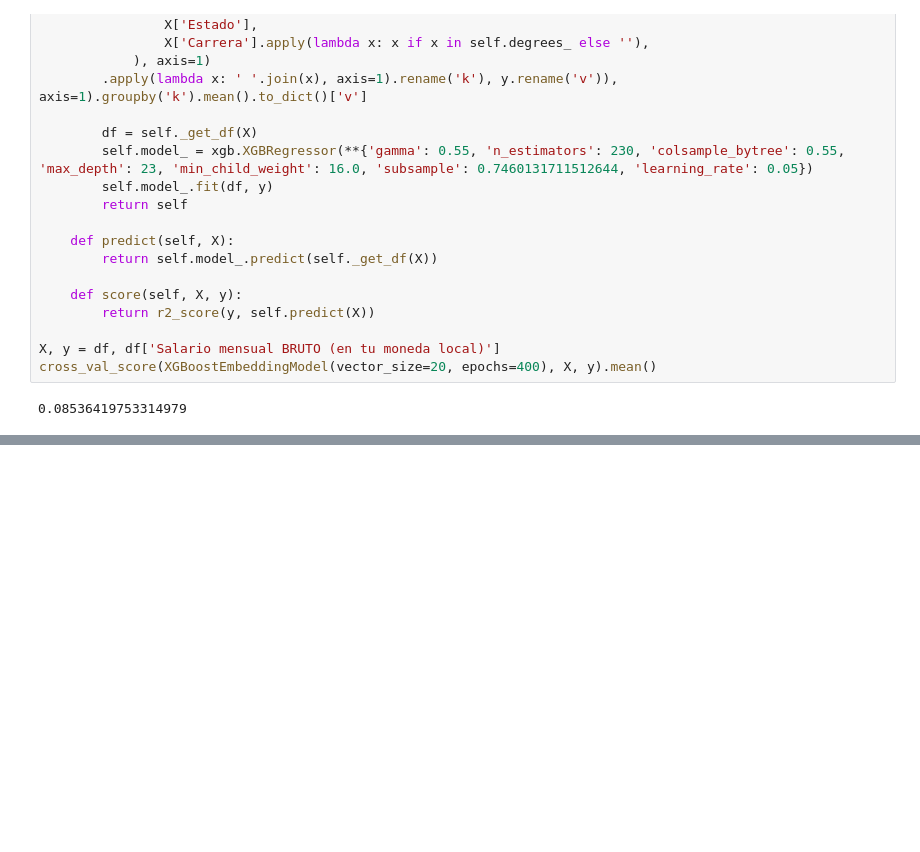
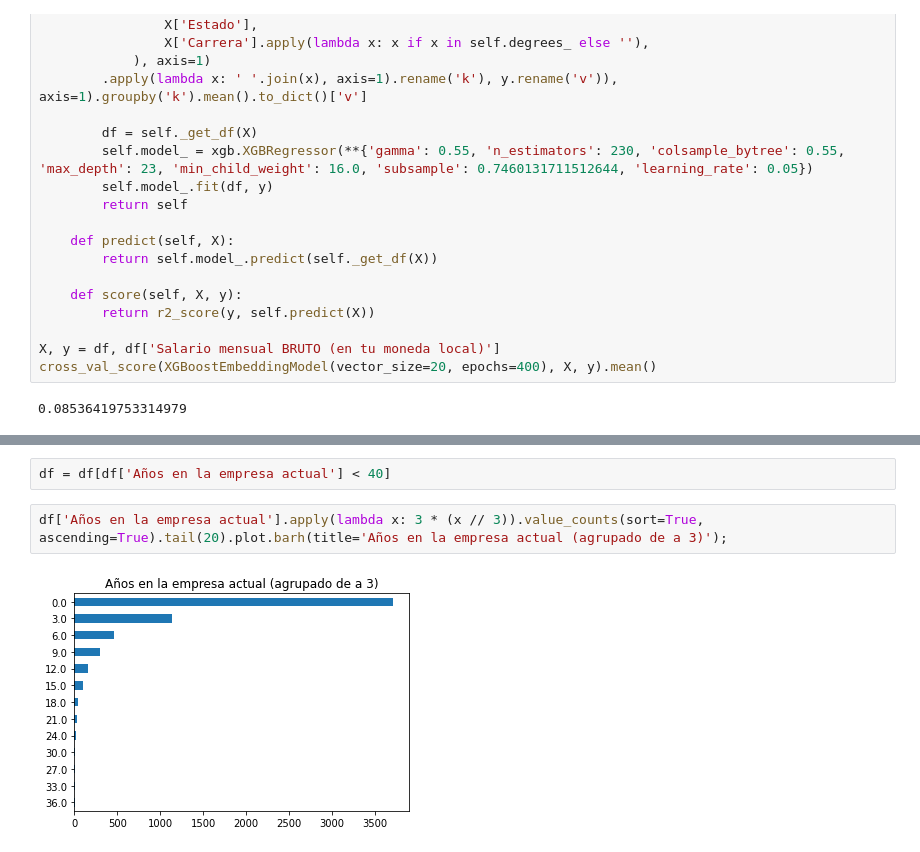
Before and after one commit to seppo0010/sysarmy-sueldos-2020.1, a Jupyter notebook: notebook/Predicción de sueldo.ipynb, the cells around one changed output, grey strips where cells are left out. Cells and saved outputs as stored; diff of their text form; blank space fills up the shorter version.

```diff
--- a/notebook/Predicción de sueldo.ipynb
+++ b/notebook/Predicción de sueldo.ipynb
@@ -1215,0 +1249,6 @@ Yak.
+# %%
+df = df[df['Años en la empresa actual'] < 40]
+# %%
+df['Años en la empresa actual'].apply(lambda x: 3 * (x // 3)).value_counts(sort=True, ascending=True).tail(20).plot.barh(title='Años en la empresa actual (agrupado de a 3)');
+# %% [output]
+[figure, added]
```
Also changed, not shown: parts of 22 cells of this notebook, 2 other files.
